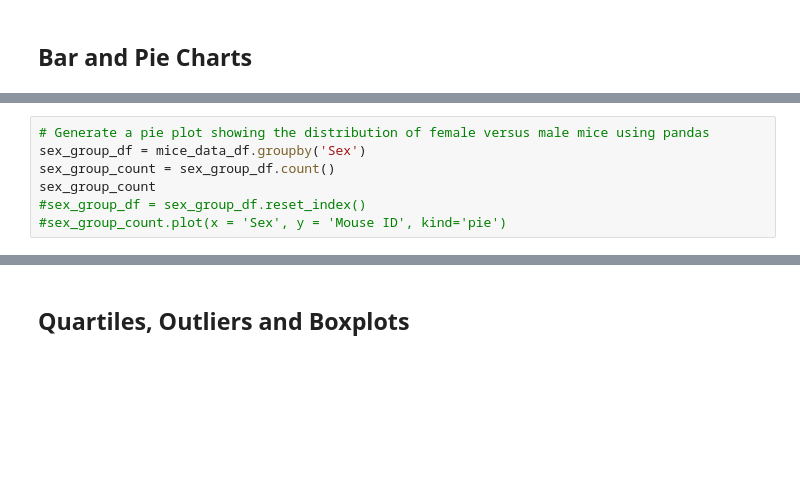
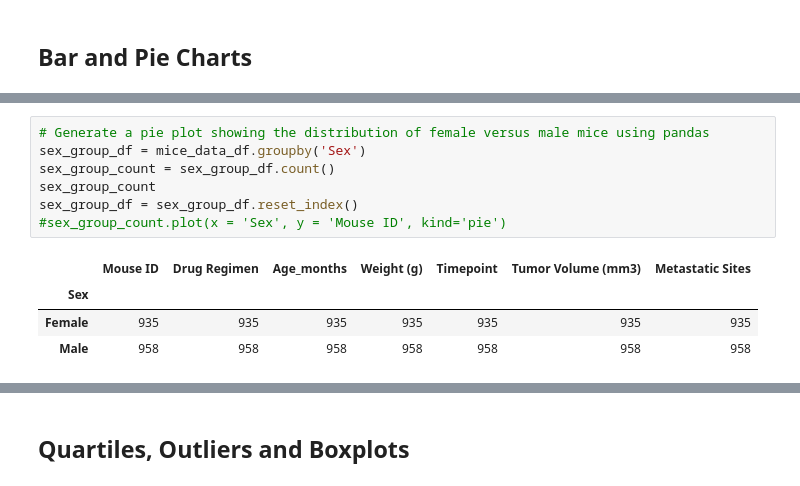
Before and after one commit to j1candel/matplotlib-challenge, a Jupyter notebook: Pymaceuticals/pymaceuticals_starter.ipynb, the cells around one changed output, grey strips where cells are left out. Drawn from its saved outputs; the diff is of its cells as text; blank space fills up the shorter version.

```diff
--- a/Pymaceuticals/pymaceuticals_starter.ipynb
+++ b/Pymaceuticals/pymaceuticals_starter.ipynb
@@ -183,10 +186,15 @@ plt.show()
 # %%
 # Generate a pie plot showing the distribution of female versus male mice using pandas
 sex_group_df = mice_data_df.groupby('Sex')
 sex_group_count = sex_group_df.count()
 sex_group_count
-#sex_group_df = sex_group_df.reset_index()
+sex_group_df = sex_group_df.reset_index()
 #sex_group_count.plot(x = 'Sex', y = 'Mouse ID', kind='pie')
+# %% [output]
+|  | Mouse ID | Drug Regimen | Age_months | Weight (g) | Timepoint | Tumor Volume (mm3) | Metastatic Sites |
+| Sex |  |  |  |  |  |  |  |
+| Female | 935 | 935 | 935 | 935 | 935 | 935 | 935 |
+| Male | 958 | 958 | 958 | 958 | 958 | 958 | 958 |
 # %%
 # Generate a pie plot showing the distribution of female versus male mice using pyplot
 sex_count = sex_group_df['Mouse ID']
```
Also changed, not shown: parts of 4 cells of this notebook.
